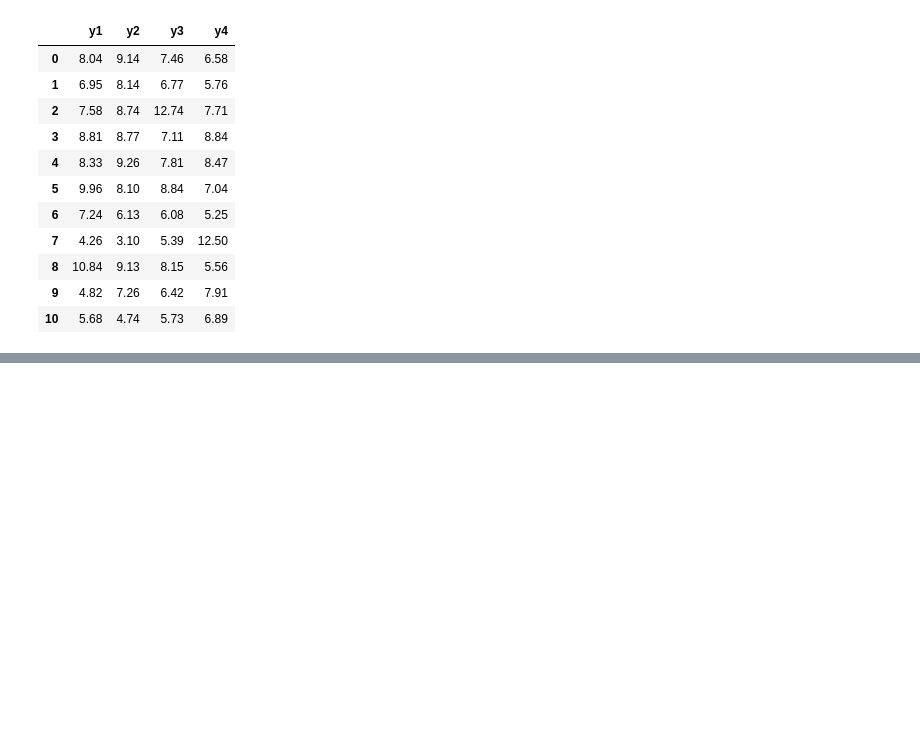
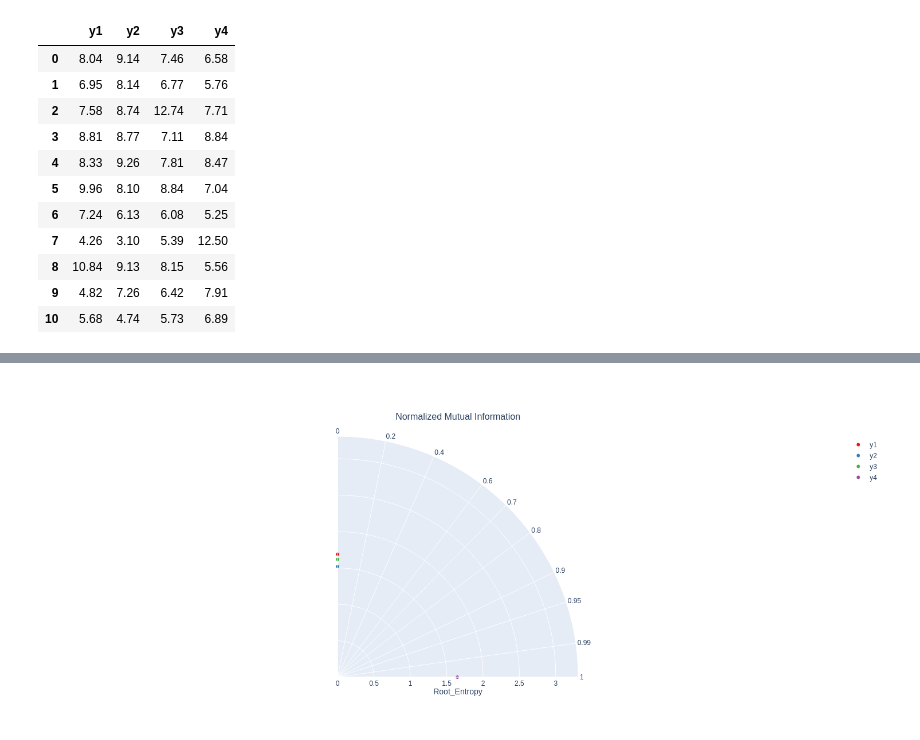
Before and after one commit to AAnzel/Polar-Diagrams-for-Model-Comparison, a Jupyter notebook: Source/main.ipynb, the cells around one changed output, grey strips where cells are left out. Cells and saved outputs as stored; diff of their text form; code cells hidden in the pictures; blank space fills up the shorter version.

Commit message:
Added: Added one function that generalizes diagram creation and combines both Taylor and MI diagrams.

```diff
--- a/Source/main.ipynb
+++ b/Source/main.ipynb
@@ -643,0 +766,3 @@ NameError: name 'retry' is not defined
+# %%
+df_taylor_res = df_calculate_all_properties(df_anscombes_quartet_modified, string_ref_model, string_method='pearson', string_library='scipy_sklearn')
+df_taylor_res
@@ -644,3 +775,12 @@ NameError: name 'retry' is not defined
+# %%
+#df_input, string_reference_feature,
+#                         string_mid_type='scaled', bool_flag_as_subplot=False,
+#                         chart_result_upper=None,
+#                         string_diagram_type='taylor'):
+chart_taylor_res = chart_create_diagram(df_taylor_res, string_ref_model, string_mid_type='normalized', string_diagram_type='mid')
+chart_taylor_res.show()
+# %% [output]
+[figure, added]
 # %%
 chart_taylor_res = chart_create_td(df_taylor_res, string_ref_model)
 chart_taylor_res.show()
```
Also changed, not shown: parts of 21 cells of this notebook.
